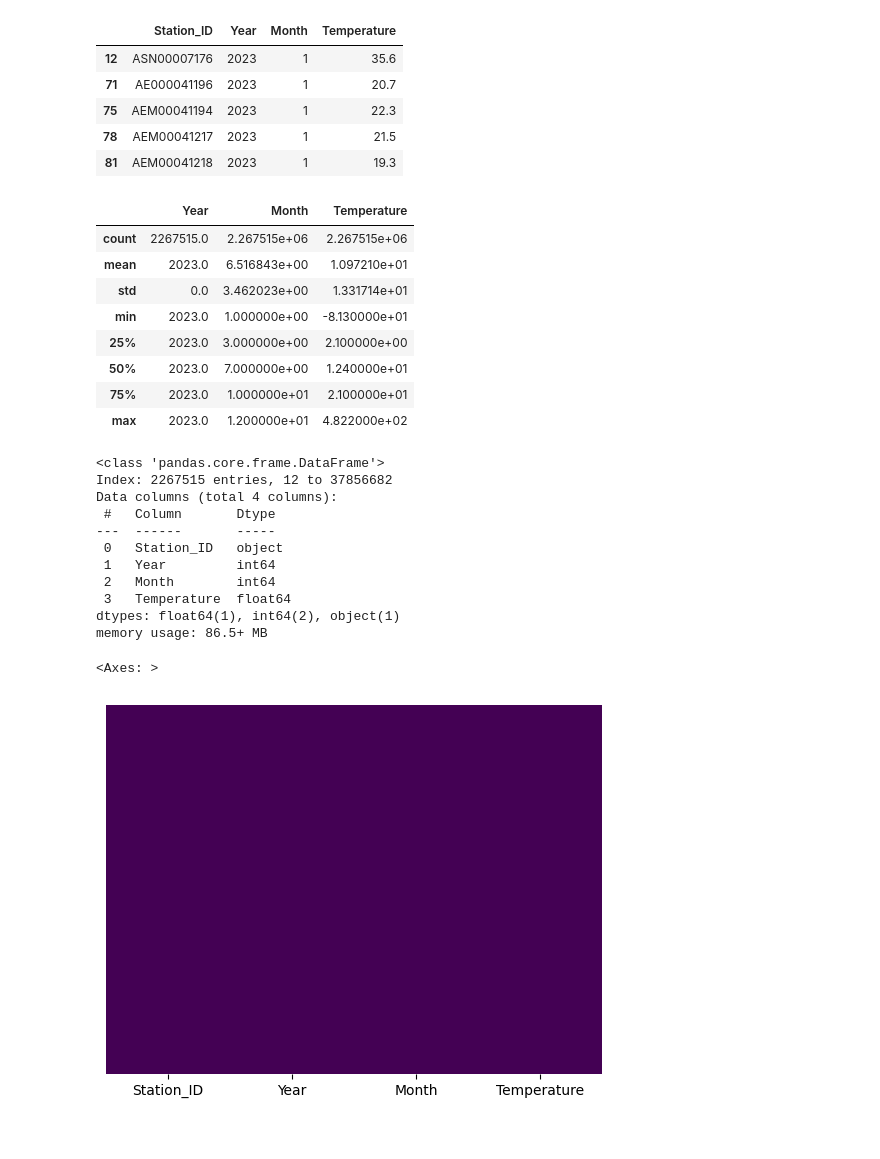
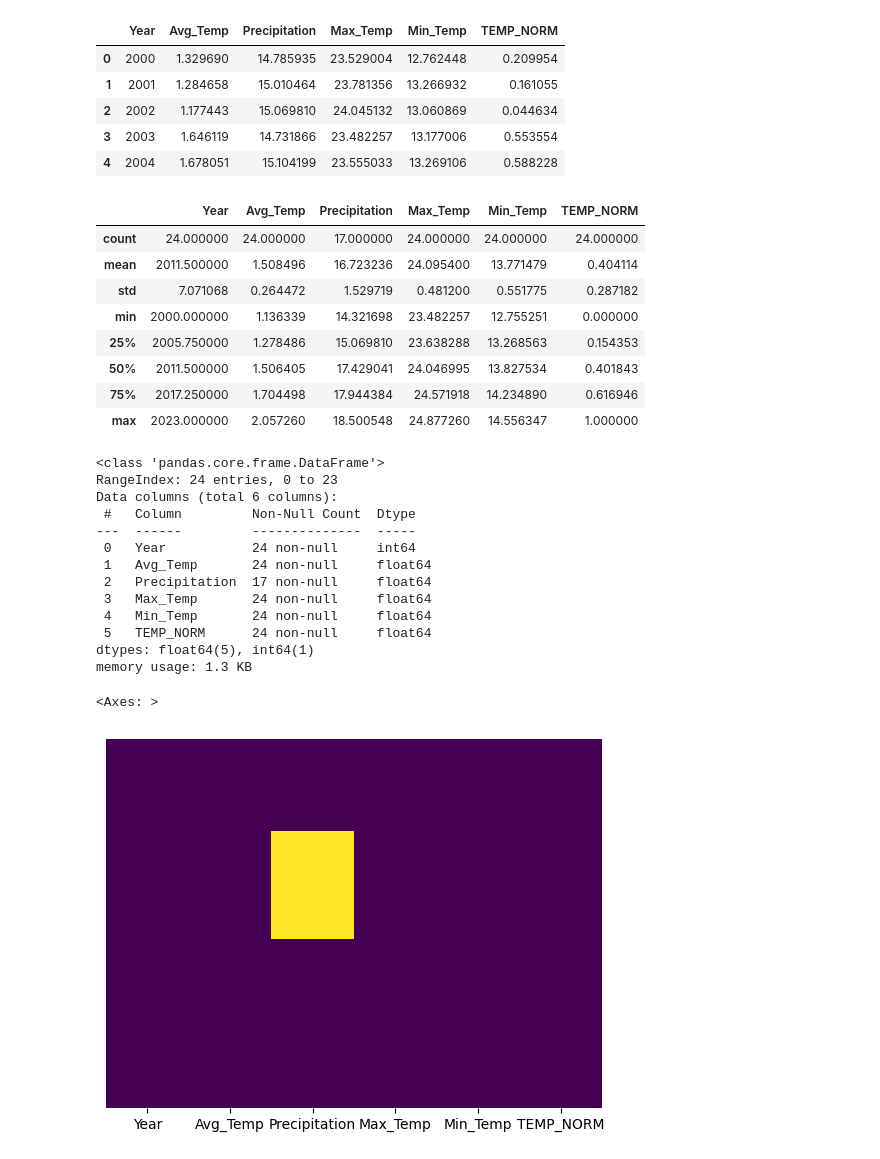
Before and after one commit to StudioMitesh/WingsOfChange, a Jupyter notebook: climate.ipynb, the cells around one changed output. Saved outputs shown, nothing was run; the diff lists cells and outputs as text; code cells hidden in the pictures.

```diff
--- a/climate.ipynb
+++ b/climate.ipynb
@@ -38,35 +69,48 @@ df.columns = ["Station_ID", "Year", "Month", "Temperature"]
+# %%
+# get and normalize the temperatures
+df = df[df["ELEMENT"].isin(["TAVG", "PRCP", "TMAX", "TMIN"])]
+df["TEMP_C"] = df["DATA_VALUE"] / 10
+# %%
+df_pivot = df.pivot_table(index=["ID", "Year"], columns="ELEMENT", values="TEMP_C", aggfunc="mean").reset_index()
+df_pivot.columns = ["Station_ID", "Year", "Avg_Temp", "Precipitation", "Max_Temp", "Min_Temp"]
+# %%
+df_climate = df_pivot.groupby("Year").mean(numeric_only=True).reset_index()
+# %%
+df_climate["TEMP_NORM"] = (df_climate["Avg_Temp"] - df_climate["Avg_Temp"].min()) / (df_climate["Avg_Temp"].max() - df_climate["Avg_Temp"].min())
 # %%
-df.head()
+df_climate.head()
 # %% [output]
-|  | Station_ID | Year | Month | Temperature |
-| 12 | ASN00007176 | 2023 | 1 | 35.6 |
-| 71 | AE000041196 | 2023 | 1 | 20.7 |
-| 75 | AEM00041194 | 2023 | 1 | 22.3 |
-| 78 | AEM00041217 | 2023 | 1 | 21.5 |
-| 81 | AEM00041218 | 2023 | 1 | 19.3 |
+|  | Year | Avg_Temp | Precipitation | Max_Temp | Min_Temp | TEMP_NORM |
+| 0 | 2000 | 1.329690 | 14.785935 | 23.529004 | 12.762448 | 0.209954 |
+| 1 | 2001 | 1.284658 | 15.010464 | 23.781356 | 13.266932 | 0.161055 |
+| 2 | 2002 | 1.177443 | 15.069810 | 24.045132 | 13.060869 | 0.044634 |
+| 3 | 2003 | 1.646119 | 14.731866 | 23.482257 | 13.177006 | 0.553554 |
+| 4 | 2004 | 1.678051 | 15.104199 | 23.555033 | 13.269106 | 0.588228 |
 # %%
-df.describe()
+df_climate.describe()
 # %% [output]
-|  | Year | Month | Temperature |
-| count | 2267515.0 | 2.267515e+06 | 2.267515e+06 |
-| mean | 2023.0 | 6.516843e+00 | 1.097210e+01 |
-| std | 0.0 | 3.462023e+00 | 1.331714e+01 |
-| min | 2023.0 | 1.000000e+00 | -8.130000e+01 |
-| 25% | 2023.0 | 3.000000e+00 | 2.100000e+00 |
-| 50% | 2023.0 | 7.000000e+00 | 1.240000e+01 |
-| 75% | 2023.0 | 1.000000e+01 | 2.100000e+01 |
-| max | 2023.0 | 1.200000e+01 | 4.822000e+02 |
+|  | Year | Avg_Temp | Precipitation | Max_Temp | Min_Temp | TEMP_NORM |
+| count | 24.000000 | 24.000000 | 17.000000 | 24.000000 | 24.000000 | 24.000000 |
+| mean | 2011.500000 | 1.508496 | 16.723236 | 24.095400 | 13.771479 | 0.404114 |
+| std | 7.071068 | 0.264472 | 1.529719 | 0.481200 | 0.551775 | 0.287182 |
+| min | 2000.000000 | 1.136339 | 14.321698 | 23.482257 | 12.755251 | 0.000000 |
+| 25% | 2005.750000 | 1.278486 | 15.069810 | 23.638288 | 13.268563 | 0.154353 |
+| 50% | 2011.500000 | 1.506405 | 17.429041 | 24.046995 | 13.827534 | 0.401843 |
+| 75% | 2017.250000 | 1.704498 | 17.944384 | 24.571918 | 14.234890 | 0.616946 |
+| max | 2023.000000 | 2.057260 | 18.500548 | 24.877260 | 14.556347 | 1.000000 |
 # %%
-df.info()
+df_climate.info()
 # %% [output]
 <class 'pandas.core.frame.DataFrame'>
-Index: 2267515 entries, 12 to 37856682
-Data columns (total 4 columns):
- #   Column       Dtype
----  ------       -----
- 0   Station_ID   object
- 1   Year         int64
- 2   Month        int64
- 3   Temperature  float64
-dtypes: float64(1), int64(2), object(1)
-memory usage: 86.5+ MB
+RangeIndex: 24 entries, 0 to 23
+Data columns (total 6 columns):
+ #   Column         Non-Null Count  Dtype
+---  ------         --------------  -----
+ 0   Year           24 non-null     int64
+ 1   Avg_Temp       24 non-null     float64
+ 2   Precipitation  17 non-null     float64
+ 3   Max_Temp       24 non-null     float64
+ 4   Min_Temp       24 non-null     float64
+ 5   TEMP_NORM      24 non-null     float64
+dtypes: float64(5), int64(1)
+memory usage: 1.3 KB
@@ -73,6 +119,6 @@ memory usage: 86.5+ MB
 # %%
 # null data heatmap
-sns.heatmap(df.isnull(), yticklabels=False, cbar=False, cmap="viridis")
+sns.heatmap(df_climate.isnull(), yticklabels=False, cbar=False, cmap="viridis")
 # %% [output]
 <Axes: >
-[figure, old version]
+[figure, new version]
```
Also changed, not shown: parts of 15 cells of this notebook, 2 other files.
